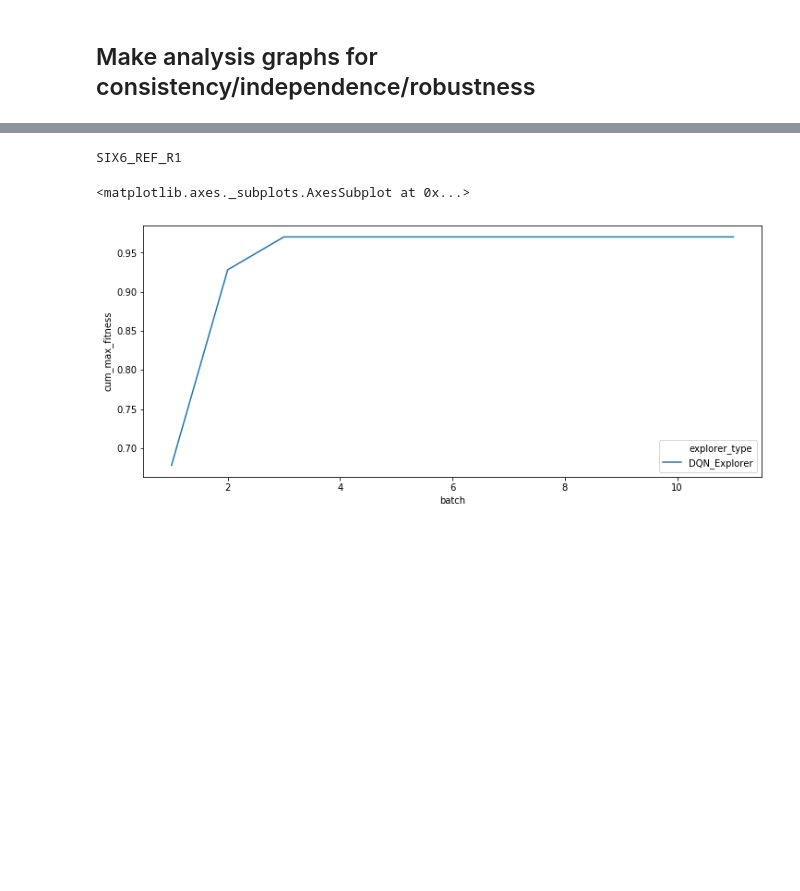
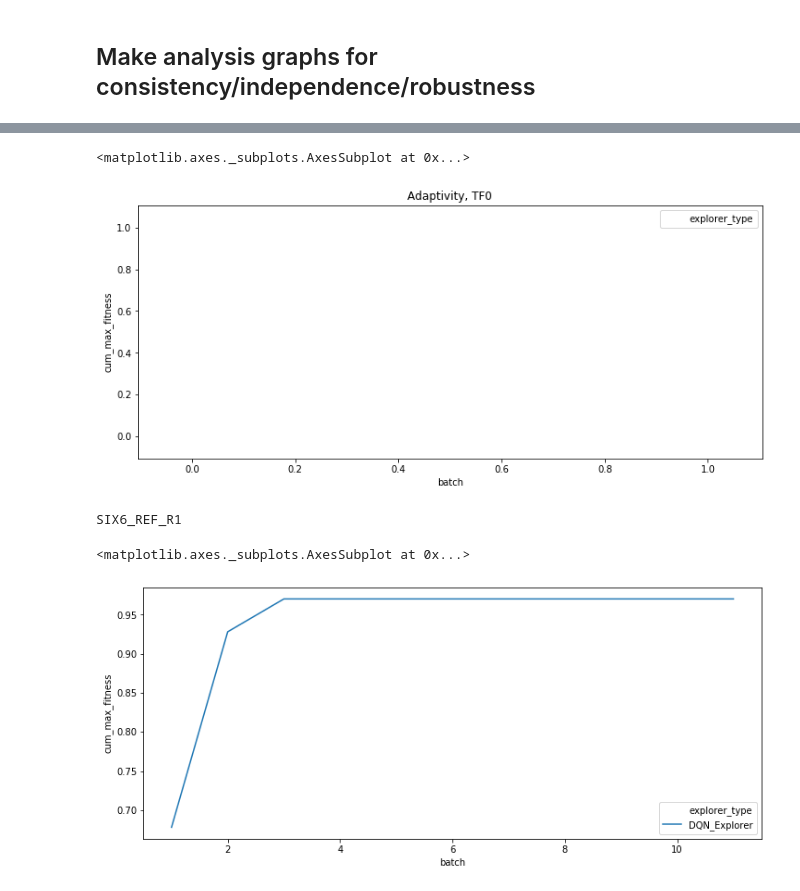
Before and after one commit to samsinai/FLEXS, a Jupyter notebook: notebooks/Analysis_multiple_sims.ipynb, the cells around one changed output, grey strips where cells are left out. Drawn from its saved outputs; the diff is of its cells as text; code cells hidden in the pictures; blank space fills up the shorter version.

```diff
--- a/notebooks/Analysis_multiple_sims.ipynb
+++ b/notebooks/Analysis_multiple_sims.ipynb
@@ -63,3 +63,17 @@ SIX6_REF_R1
+# %%
+data1=pd.read_csv("../simulations/eval/adaptivity/CMAES.csv", index_col=False)
+data2=pd.read_csv("../simulations/eval/adaptivity/DQN_Explorer.csv", index_col=False)
+data3 = pd.read_csv("../simulations/eval/adaptivity/DynaPPO_Agent_0.5_5_10.csv", index_col=False)
+data4 = pd.read_csv("../simulations/eval/adaptivity/PPO_Agent.csv", index_col=False)
+data = data1.append(data2).append(data3).append(data4)
+sub_data=data[(data.model_type=="NAMb_ss0.9") & (data.start_id == 'TF0') & (data['landscape_id'] == 'SIX6_REF_R1')]
+outcomes = compute_cumulative_outcomes(sub_data)
+plt.figure(figsize=(12,5))
+plt.title('Adaptivity, TF0')
+sns.lineplot(x="batch",y="cum_max_fitness",hue="explorer_type",data= outcomes, color="r")
+# %% [output]
+<matplotlib.axes._subplots.AxesSubplot at 0x...>
+[figure, added]
 # %%
 data3 = pd.read_csv("../simulations/eval/consistency_robustness_independence/DQN_Explorer.csv")
 data3 = data3[(data3['start_id'] == 'TF0') & (data3['landscape_id'] == 'SIX6_REF_R1') &
```
Also changed, not shown: parts of 1 cell of this notebook, 13 other files.
